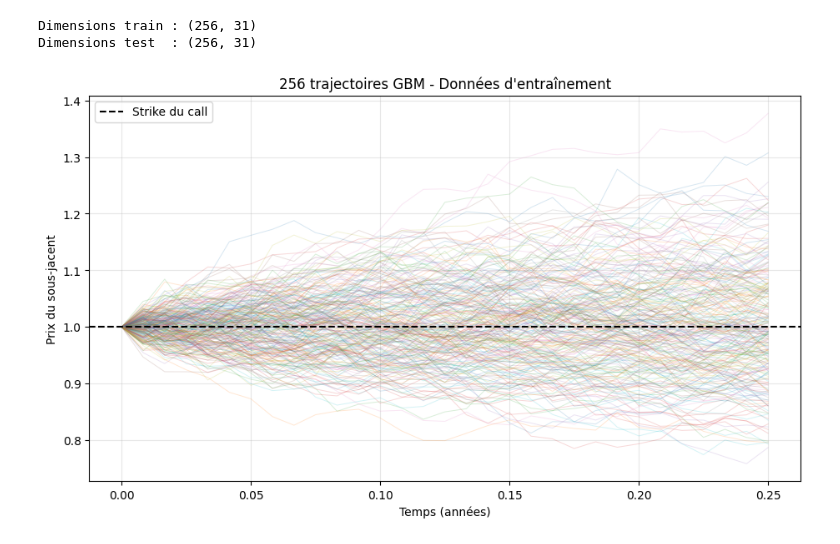
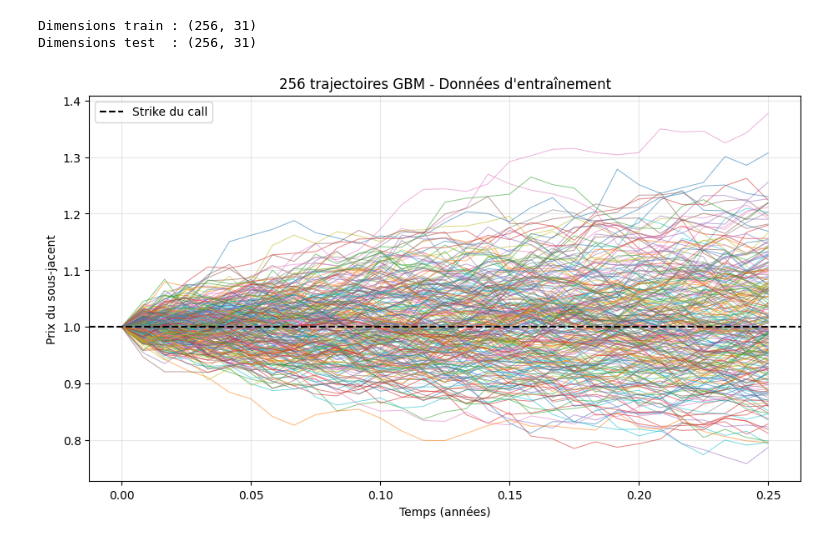
Before and after one commit to PEMeyrignac/DeepLearning, a Jupyter notebook: Projet_Deep_Learning.ipynb, the cells around one changed output. Saved outputs shown, nothing was run; the diff lists cells and outputs as text; code cells hidden in the pictures.

```diff
--- a/Projet_Deep_Learning.ipynb
+++ b/Projet_Deep_Learning.ipynb
@@ -137,30 +137,30 @@ assert np.allclose(train_paths[:, 0], S0)
 # %% [output]
 Dimensions train : (256, 31)
 Dimensions test  : (256, 31)
-# %%
-
-# Dates exprimées en années
-times = np.linspace(0, T, N_STEPS + 1)
-
-plt.figure(figsize=(11, 6))
-
-# Affichage des trajectoires d'entraînement
-for path in train_paths:
-    plt.plot(times, path, alpha=0.18, linewidth=0.7)
-
-plt.axhline(
-    K,
-    color="black",
-    linestyle="--",
-    linewidth=2,
-    label="Strike du call"
-)
-
-plt.xlabel("Temps (années)")
-plt.ylabel("Prix du sous-jacent")
-plt.title("256 trajectoires GBM - Données d'entraînement")
-plt.legend()
-plt.grid(alpha=0.3)
-plt.show()
-# %% [output]
-[figure, removed]
+# %%
+
+# Dates exprimées en années
+times = np.linspace(0, T, N_STEPS + 1)
+
+plt.figure(figsize=(11, 6))
+
+# Affichage des trajectoires d'entraînement
+for path in train_paths:
+    plt.plot(times, path, alpha=0.58, linewidth=0.7)
+
+plt.axhline(
+    K,
+    color="black",
+    linestyle="--",
+    linewidth=1.5,
+    label="Strike du call"
+)
+
+plt.xlabel("Temps (années)")
+plt.ylabel("Prix du sous-jacent")
+plt.title("256 trajectoires GBM - Données d'entraînement")
+plt.legend()
+plt.grid(alpha=0.3)
+plt.show()
+# %% [output]
+[figure, added]
```
Also changed, not shown: parts of 11 cells of this notebook.
